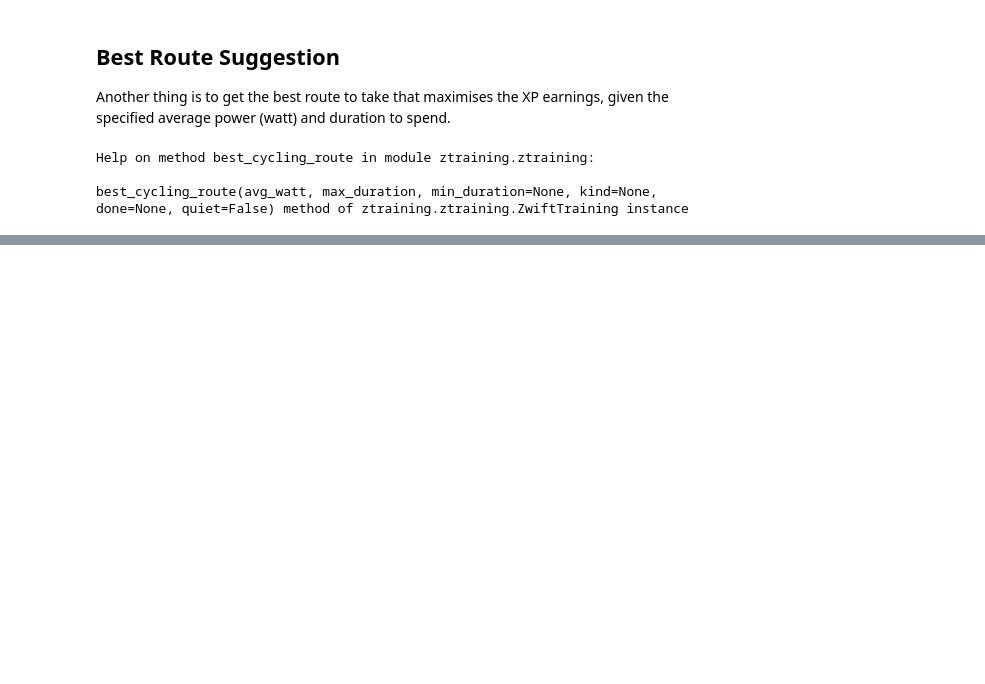
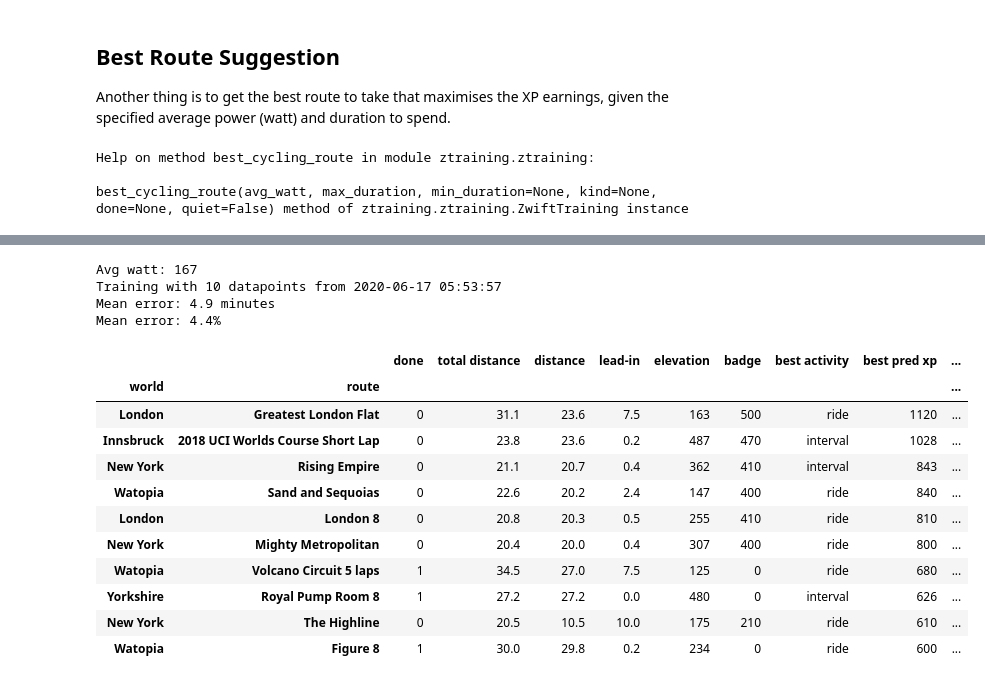
Before and after one commit to bennylp/zwift-training, a Jupyter notebook: ZwiftTraining.ipynb, the cells around one changed output, grey strips where cells are left out. Cells and saved outputs as stored; diff of their text form; code cells hidden in the pictures; blank space fills up the shorter version.

```diff
--- a/ZwiftTraining.ipynb
+++ b/ZwiftTraining.ipynb
@@ -542,0 +543,19 @@ Mean error: 4.9%
+# %%
+zt.best_cycling_route('1:00:00', tss=70, ftp=200).head(10)
+# %% [output]
+Avg watt: 167
+Training with 10 datapoints from 2020-06-17 05:53:57
+Mean error: 4.9 minutes
+Mean error: 4.4%
+|  |  | done | total distance | distance | lead-in | elevation | badge | best activity | best pred xp | ... |
+| world | route |  |  |  |  |  |  |  |  | ... |
+| London | Greatest London Flat | 0 | 31.1 | 23.6 | 7.5 | 163 | 500 | ride | 1120 | ... |
+| Innsbruck | 2018 UCI Worlds Course Short Lap | 0 | 23.8 | 23.6 | 0.2 | 487 | 470 | interval | 1028 | ... |
+| New York | Rising Empire | 0 | 21.1 | 20.7 | 0.4 | 362 | 410 | interval | 843 | ... |
+| Watopia | Sand and Sequoias | 0 | 22.6 | 20.2 | 2.4 | 147 | 400 | ride | 840 | ... |
+| London | London 8 | 0 | 20.8 | 20.3 | 0.5 | 255 | 410 | ride | 810 | ... |
+| New York | Mighty Metropolitan | 0 | 20.4 | 20.0 | 0.4 | 307 | 400 | ride | 800 | ... |
+| Watopia | Volcano Circuit 5 laps | 1 | 34.5 | 27.0 | 7.5 | 125 | 0 | ride | 680 | ... |
+| Yorkshire | Royal Pump Room 8 | 1 | 27.2 | 27.2 | 0.0 | 480 | 0 | interval | 626 | ... |
+| New York | The Highline | 0 | 20.5 | 10.5 | 10.0 | 175 | 210 | ride | 610 | ... |
+| Watopia | Figure 8 | 1 | 30.0 | 29.8 | 0.2 | 234 | 0 | ride | 600 | ... |
```
Also changed, not shown: parts of 1 cell of this notebook, 1 other file.
